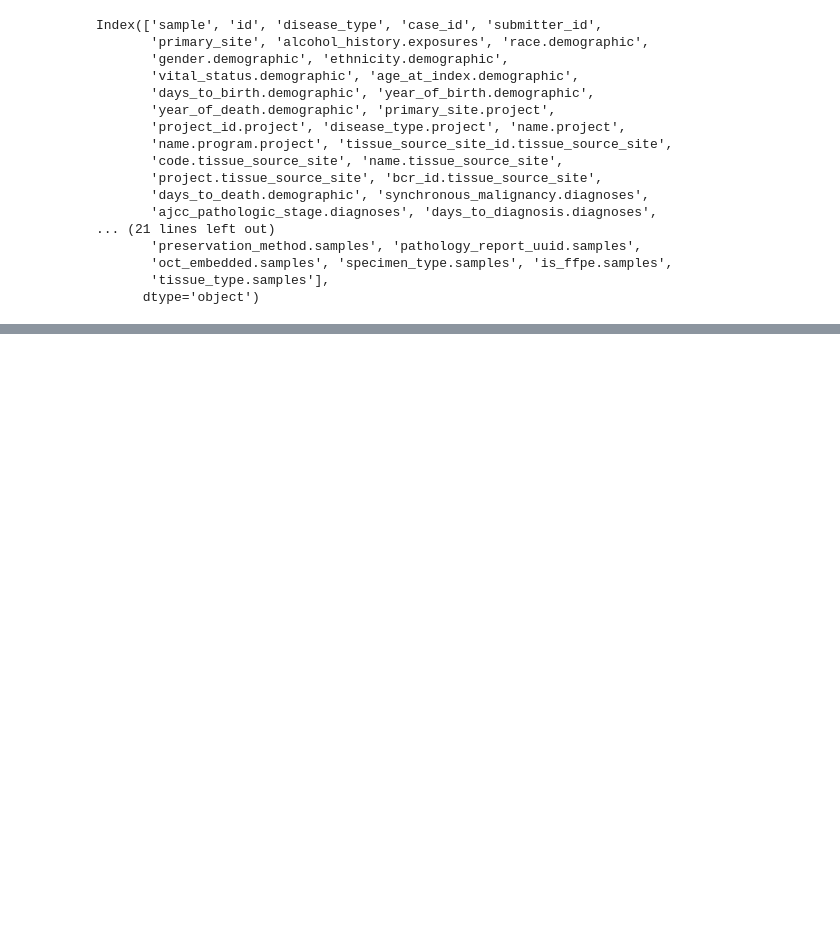
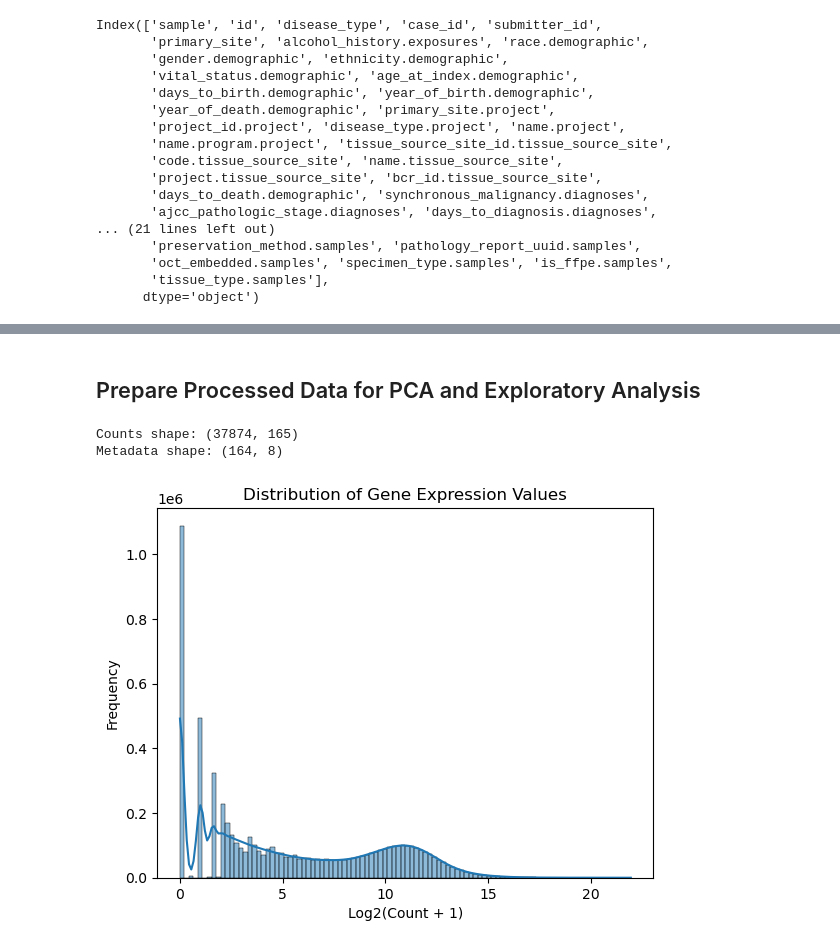
Before and after one commit to Nluc157/breast-cancer-deg-analysis, a Jupyter notebook: notebooks/tcga_brca_deg_analysis.ipynb, the cells around one changed output, grey strips where cells are left out. Saved outputs shown, nothing was run; the diff lists cells and outputs as text; code cells hidden in the pictures; blank space fills up the shorter version.

```diff
--- a/notebooks/tcga_brca_deg_analysis.ipynb
+++ b/notebooks/tcga_brca_deg_analysis.ipynb
@@ -869,0 +565,29 @@ survival_df.head(1232)
+# %% [markdown]
+## Prepare Processed Data for PCA and Exploratory Analysis
+# %%
+# Load finalized count matrix and metadata (v2 exports)
+
+counts = pd.read_csv("../data/filtered_counts_v2.csv", index_col=0)
+metadata = pd.read_csv("../data/metadata_v2.csv", index_col=0)
+
+print("Counts shape:", counts.shape)
+print("Metadata shape:", metadata.shape)
+# %% [output]
+Counts shape: (37874, 165)
+Metadata shape: (164, 8)
+# %%
+# Extract numeric expression values (exclude Gene column)
+numeric_values = counts.drop(columns=["Gene"]).to_numpy().flatten()
+
+# Extract numeric expression values
+numeric_values = counts.drop(columns=["Gene"]).to_numpy().flatten()
+
+# Plot distribution of expression values
+sns.histplot(numeric_values, bins=100, kde=True)
+
+plt.xlabel("Log2(Count + 1)")
+plt.ylabel("Frequency")
+plt.title("Distribution of Gene Expression Values")
+plt.show()
+# %% [output]
+[figure, added]
```
Also changed, not shown: parts of 94 cells of this notebook, 37 other files.
